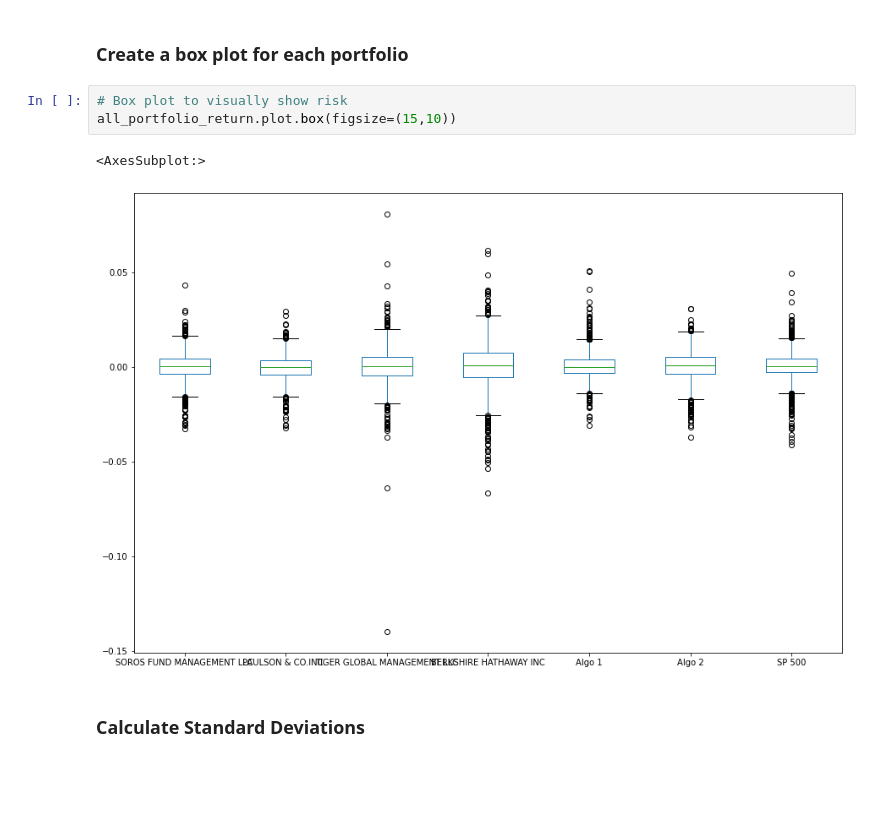
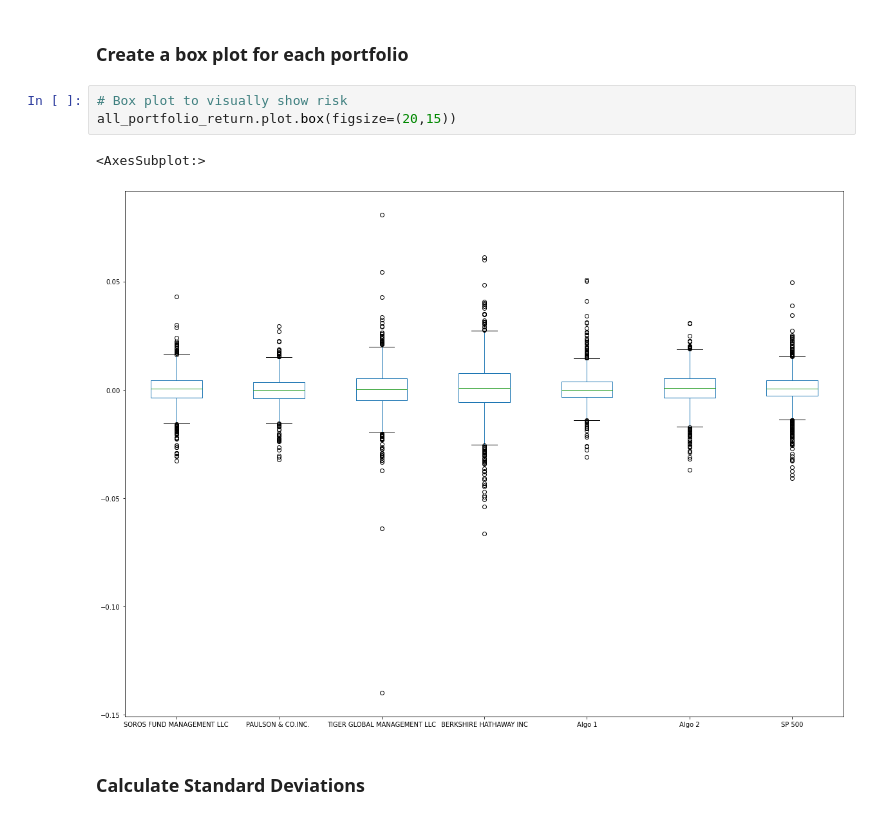
Before and after one commit to jnizquierdo1/python-pandas, a Jupyter notebook: Code/whale_analysis.ipynb, the cells around one changed output. Drawn from its saved outputs; the diff is of its cells as text; blank space fills up the shorter version.

```diff
--- a/Code/whale_analysis.ipynb
+++ b/Code/whale_analysis.ipynb
@@ -213,10 +213,10 @@ Determine the _risk_ of each portfolio:
 ### Create a box plot for each portfolio
 # %%
 # Box plot to visually show risk
-all_portfolio_return.plot.box(figsize=(15,10))
+all_portfolio_return.plot.box(figsize=(20,15))
 # %% [output]
 <AxesSubplot:>
-[figure, old version]
+[figure, new version]
 # %% [markdown]
 ### Calculate Standard Deviations
 # %%
```
Also changed, not shown: parts of 21 cells of this notebook.
